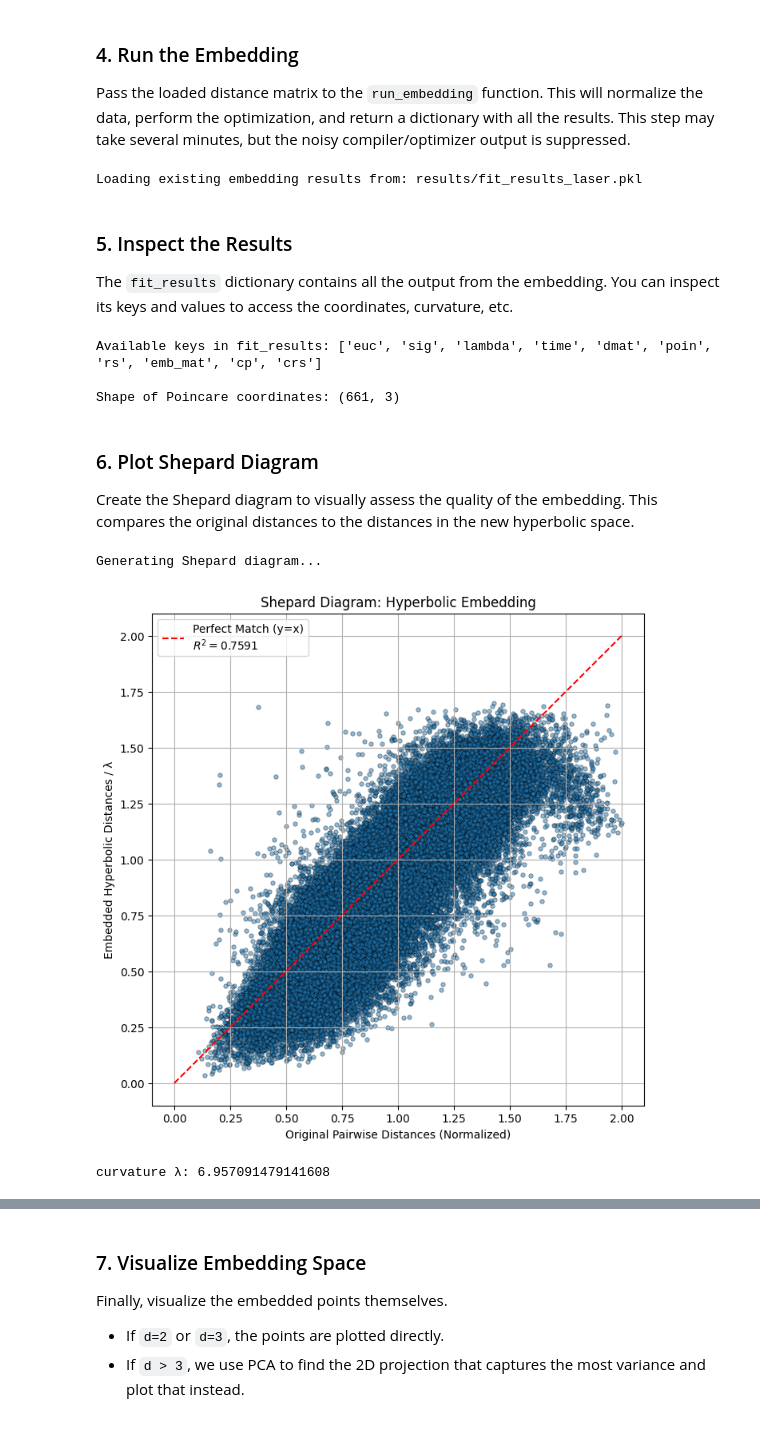
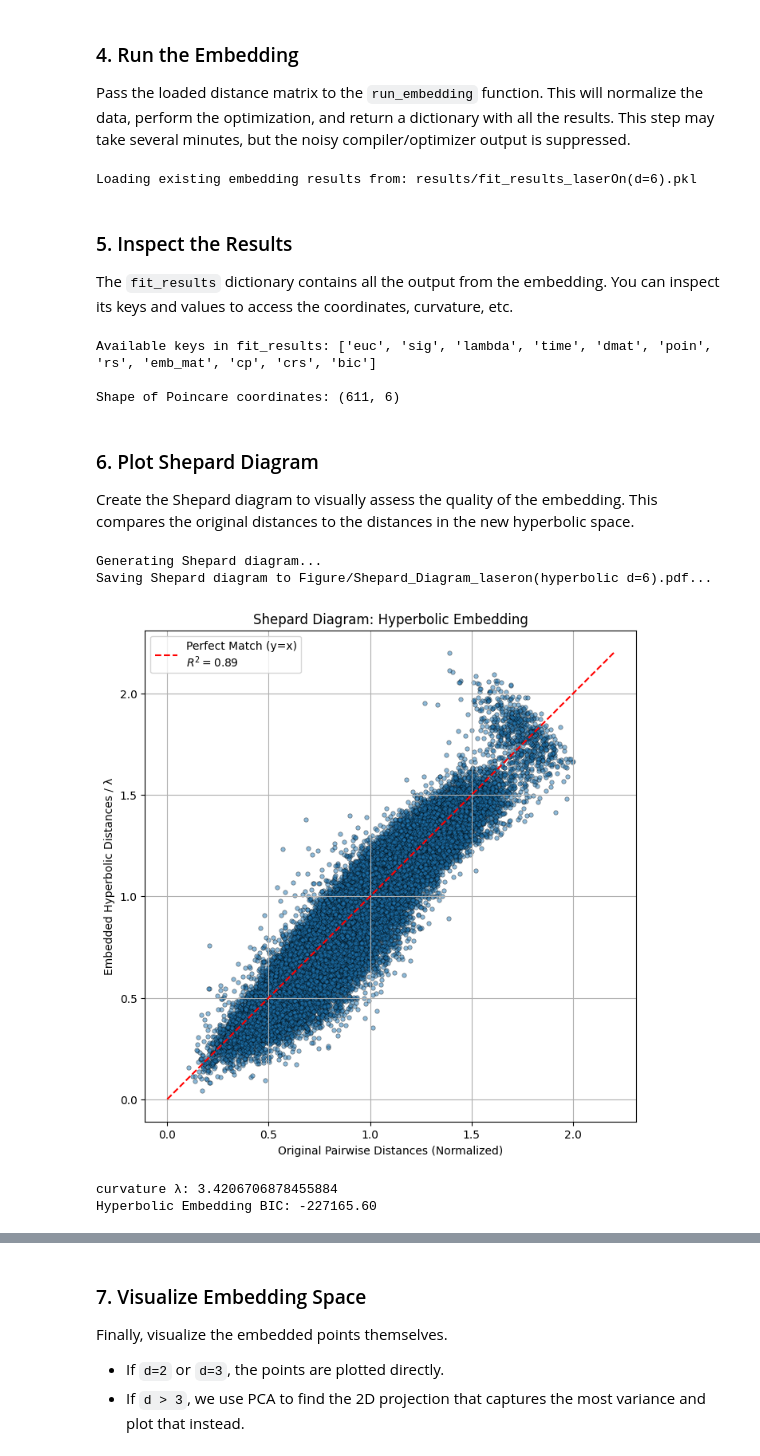
Before and after one commit to wenquan/BayesianHMDS, a Jupyter notebook: analysis_notebook.ipynb, the cells around one changed output, grey strips where cells are left out. Drawn from its saved outputs; the diff is of its cells as text; code cells hidden in the pictures.

Commit message:
add bic analysis, uncertainty analysis of the distance matrix

```diff
--- a/analysis_notebook.ipynb
+++ b/analysis_notebook.ipynb
@@ -28,15 +28,16 @@ import os
 import pickle
 
 # --- Main Analysis Parameters ---
-mat_file_path = 'data/distance_matrix.mat'      # <-- UPDATE THIS PATH
+mat_file_path = 'data/distance_matrix_fish1.mat'      # <-- UPDATE THIS PATH
 matrix_variable_name = 'distanceMatrix_laserOn' # <-- UPDATE THIS VARIABLE NAME
-embedding_dim = 3
+uncertainty_variable_name = 'var_dij_laserOn' # <-- UPDATE THIS, variance of distance matrix or set to None if not applicable
+embedding_dim = 6
 
 # --- Caching Parameters ---
 # Set to True to force re-running the embedding even if a saved file exists.
 force_rerun = False
 # Path to save/load the embedding results.
-results_path = 'results/fit_results_laser.pkl'
+results_path = 'results/fit_results_laserOn(d=6).pkl'
 # %% [markdown]
 ### 3. Load Data
 
@@ -46,4 +47,9 @@ try:
     distance_matrix = load_dmat_from_mat(mat_file_path, matrix_variable_name)
 except Exception as e:
     print(f"An error occurred: {e}")
+
+uncertainty_matrix = None
+if uncertainty_variable_name:
+    print(f"Loading uncertainty matrix '{uncertainty_variable_name}' from: {mat_file_path}")
+    uncertainty_matrix = load_dmat_from_mat(mat_file_path, uncertainty_variable_name)
 # %% [output]
@@ -60,10 +67,10 @@ if not force_rerun and os.path.exists(results_path):
         fit_results = pickle.load(f_in)
 else:
     print("No saved results found or rerun is forced. Running embedding...")
-    fit_results = run_embedding(distance_matrix, embedding_dim, output_path=results_path)
+    fit_results = run_embedding(distance_matrix, embedding_dim, dmat_unc=uncertainty_matrix, output_path=results_path)
     print("\nEmbedding finished.")
 # %% [output]
-Loading existing embedding results from: results/fit_results_laser.pkl
+Loading existing embedding results from: results/fit_results_laserOn(d=6).pkl
 # %% [markdown]
 ### 5. Inspect the Results
 
@@ -76,20 +83,23 @@ print("Available keys in fit_results:", list(fit_results.keys()))
 poincare_coords = fit_results['cp']
 print(f"\nShape of Poincare coordinates: {poincare_coords.shape}")
 # %% [output]
-Available keys in fit_results: ['euc', 'sig', 'lambda', 'time', 'dmat', 'poin', 'rs', 'emb_mat', 'cp', 'crs']
+Available keys in fit_results: ['euc', 'sig', 'lambda', 'time', 'dmat', 'poin', 'rs', 'emb_mat', 'cp', 'crs', 'bic']
 
-Shape of Poincare coordinates: (661, 3)
+Shape of Poincare coordinates: (611, 6)
 # %% [markdown]
 ### 6. Plot Shepard Diagram
 
 Create the Shepard diagram to visually assess the quality of the embedding. This compares the original distances to the distances in the new hyperbolic space.
 # %%
 if 'fit_results' in locals():
-    plot_shepard_diagram(fit_results['dmat'], fit_results['emb_mat'], fit_results['lambda'], title="Shepard Diagram: Hyperbolic Embedding")
+    plot_shepard_diagram(fit_results['dmat'], fit_results['emb_mat'], fit_results['lambda'], title="Shepard Diagram: Hyperbolic Embedding", output_file='Figure/Shepard_Diagram_laseron(hyperbolic d=6).pdf')
     print(f"curvature λ: {fit_results['lambda']}")
+    print(f"Hyperbolic Embedding BIC: {fit_results['bic']:.2f}")
 # %% [output]
 Generating Shepard diagram...
+Saving Shepard diagram to Figure/Shepard_Diagram_laseron(hyperbolic d=6).pdf...
-[figure, old version]
+[figure, new version]
-curvature λ: 6.957091479141608
+curvature λ: 3.4206706878455884
+Hyperbolic Embedding BIC: -227165.60
 # %%
 euclidean_results = run_euclidean_embedding(distance_matrix, embedding_dim)
```
Also changed, not shown: parts of 4 cells of this notebook, 7 other files.
